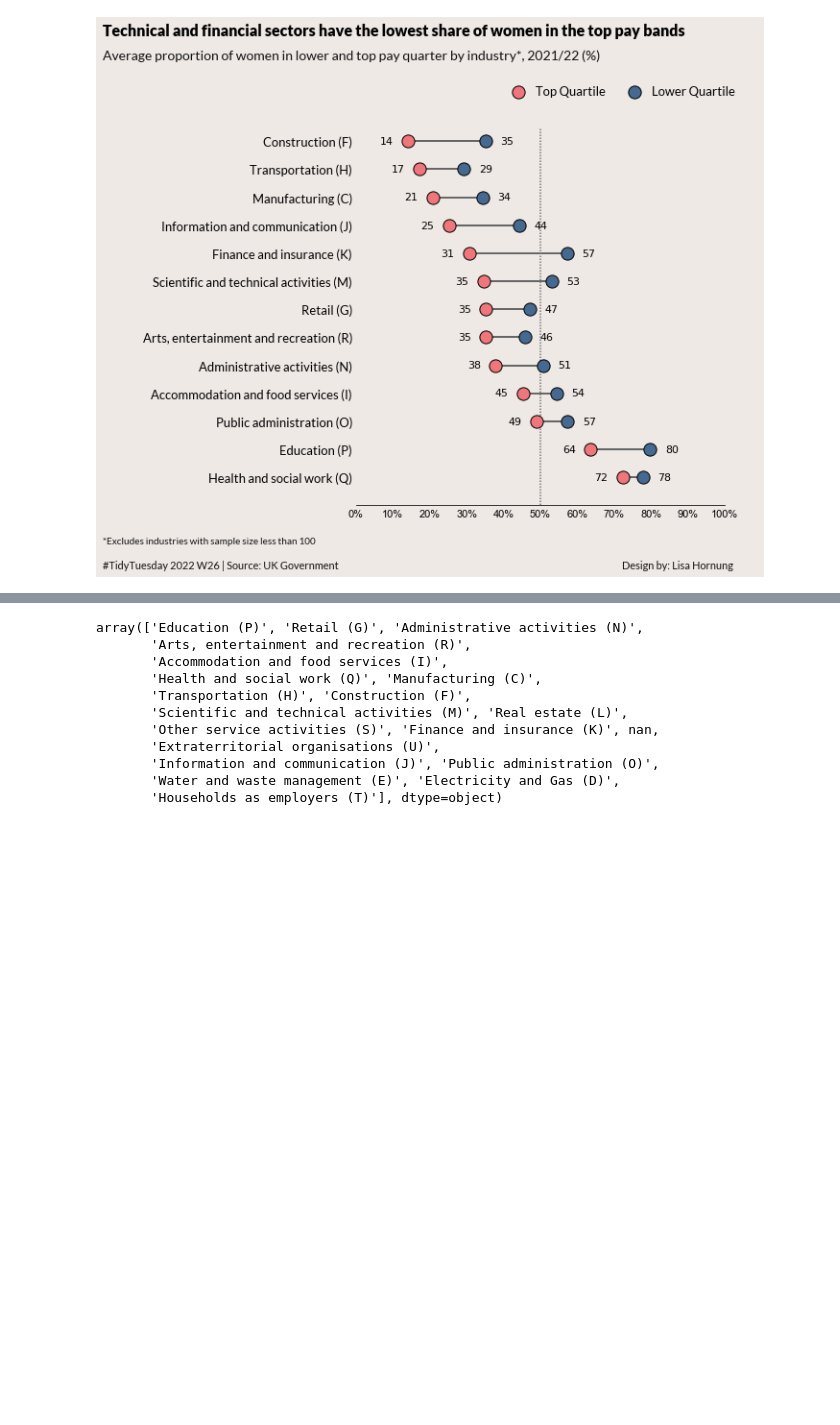
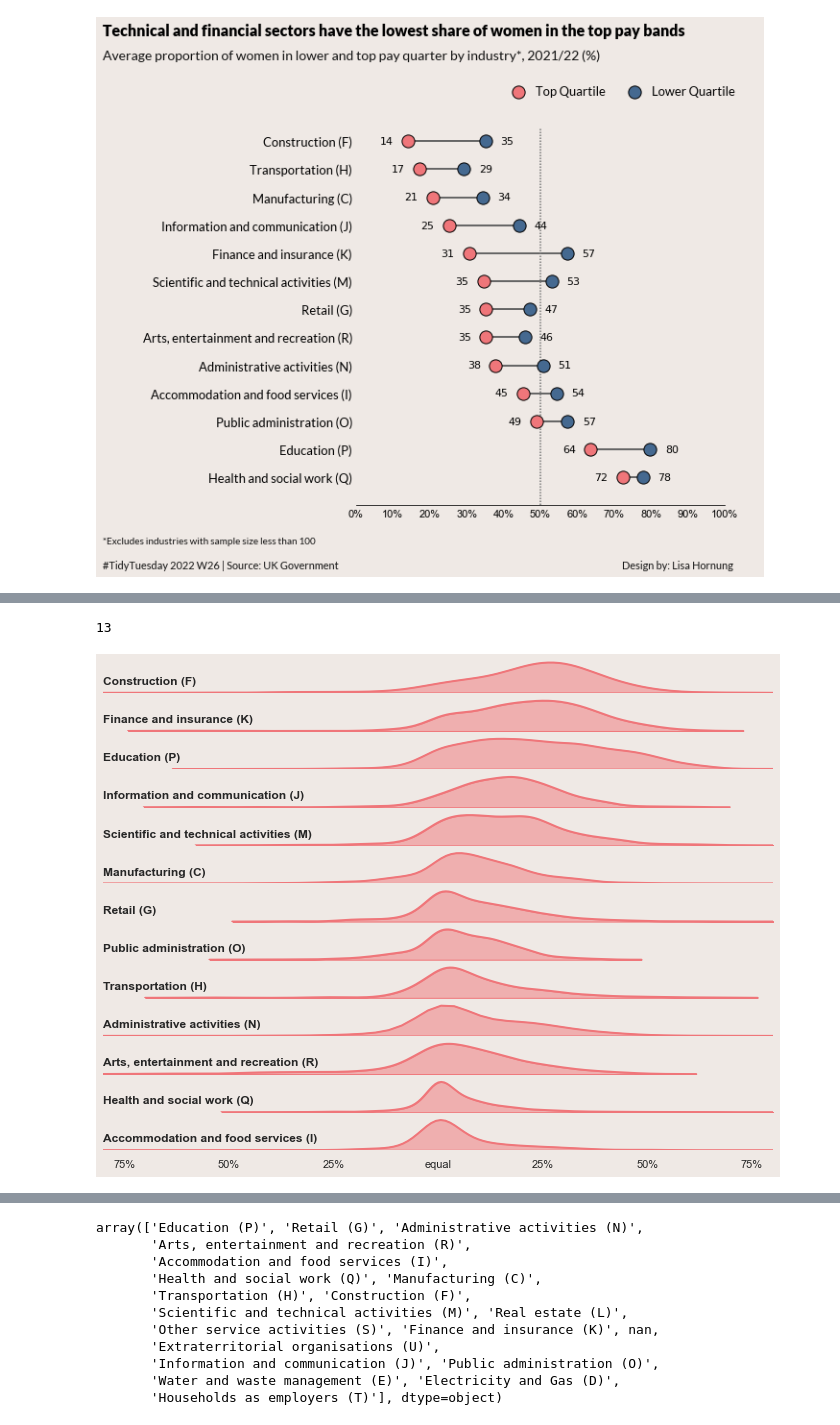
Before and after one commit to Lisa-Ho/small-data-projects, a Jupyter notebook: 2207-gender-pay-gap/GenderPayGap.ipynb, the cells around one changed output, grey strips where cells are left out. Drawn from its saved outputs; the diff is of its cells as text; code cells hidden in the pictures; blank space fills up the shorter version.

```diff
--- a/2207-gender-pay-gap/GenderPayGap.ipynb
+++ b/2207-gender-pay-gap/GenderPayGap.ipynb
@@ -278,0 +287,6 @@ plt.show()
+# %%
+_filter = (pay_df["file"] == "2021 to 2022") & (~pay_df["SIC_section"].isin(["S", "T", "U", "D", "L", "E"]))
+pivot = pay_df[_filter].groupby(["SIC_section_name"])[['DiffMedianHourlyPercent' ,
+                                                    'DiffMedianBonusPercent' ]].median().sort_values(by="DiffMedianHourlyPercent",
+                                                                                                    ascending=False)
+pivot
@@ -278,0 +320,49 @@ plt.show()
+# %%
+len(pivot)
+# %% [output]
+13
+# %%
+# =========
+# Initialise Figure and define layout
+fig, ax = plt.subplots(figsize=(12,9))
+fig.set_facecolor("#efe9e5")
+#plt.subplots_adjust(left=0.001, bottom=0.01, right=0.8, top=0.98, wspace=0.2, hspace=0.1)
+
+data = pay_df[(pay_df["file"] == "2021 to 2022") & (~pay_df["SIC_section"].isin(["S", "T", "U", "D", "L", "E"]))]
+
+# =======
+#plot data for each age bracket
+num=0
+for i in pivot.index:
+    num+=1
+    plt.subplot(13,1,num)
+    plt.gca().patch.set_alpha(0)
+
+    sns.kdeplot(data[data["SIC_section_name"]==i]['DiffMedianHourlyPercent' ], fill=True, alpha=0.5, color=colours[0])
+    sns.kdeplot(data[data["SIC_section_name"]==i]['DiffMedianHourlyPercent' ], color=colours[0], lw=2)
+
+    #axis
+    plt.gca().set_xlim(xmin=-80, xmax=80)
+    if num < len(pivot):
+        plt.axis('off')
+    else:
+        for pos in ["top", "bottom", "right", "left"]:
+            plt.gca().spines[pos].set_visible(False)
+        plt.grid(visible=False, axis='both')
+        plt.gca().get_yaxis().set_visible(False)
+        plt.gca().set_xlabel("")
+        plt.xticks([-75, -50, -25, 0, 25, 50, 75], ["75%", "50%", "25%", "Equal", "25%", "50%", "75%"])
+
+
+    #set title
+    ymin, ymax = plt.gca().get_ylim()
+    plt.text(-80,ymax/4, i, fontsize = 12, ha='left', fontweight='bold')
+
+
+fig.subplots_adjust(hspace=0.2)
+
+
+
+plt.show()
+# %% [output]
+[figure, added]
```
Also changed, not shown: parts of 14 cells of this notebook.
